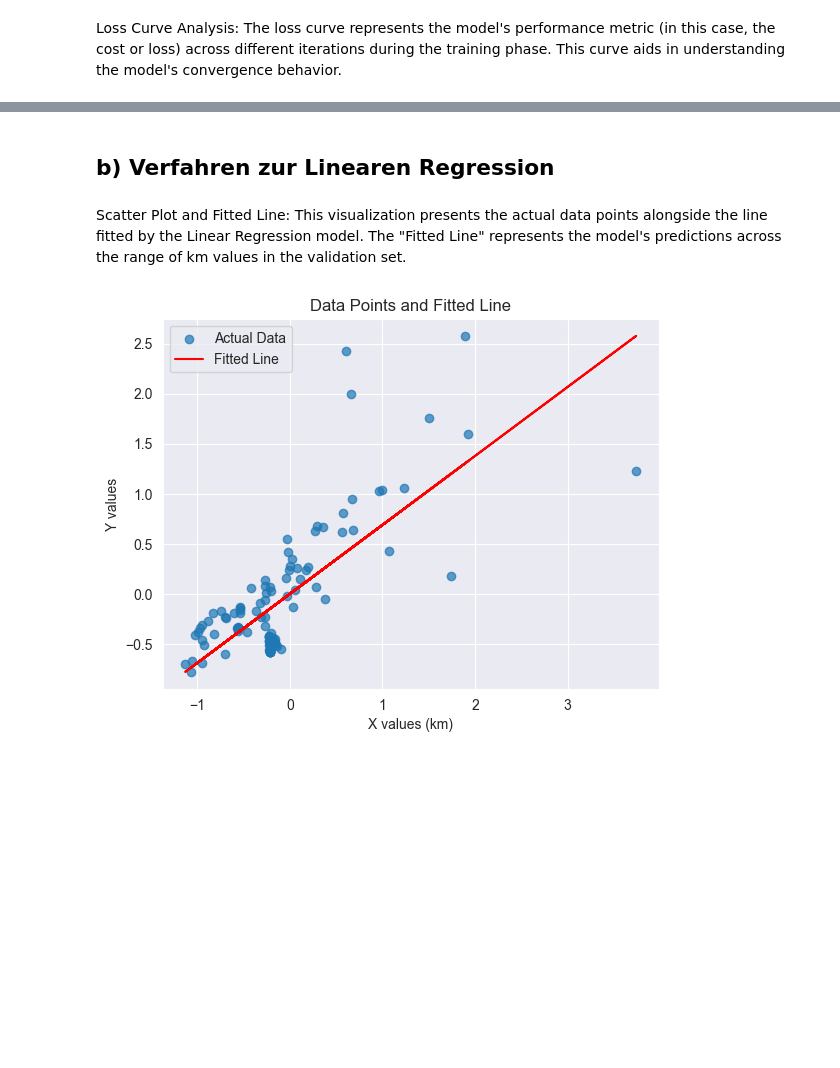
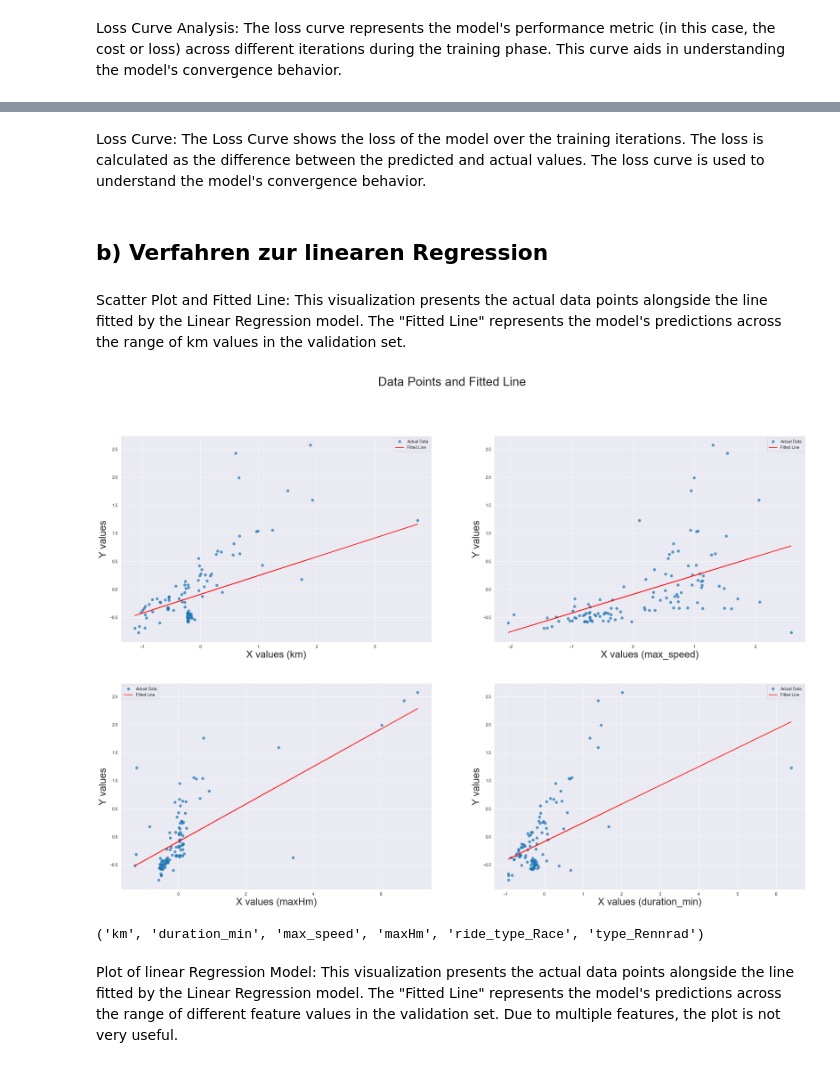
Before and after one commit to ruslanadilgereev/DHBW, a Jupyter notebook: T3M40507_Maschinelles_Lernen_und_Computational Intelligence/ML_Project_A/cycling_data.ipynb, the cells around one changed output, grey strips where cells are left out. Drawn from its saved outputs; the diff is of its cells as text; code cells hidden in the pictures; blank space fills up the shorter version.

```diff
--- a/T3M40507_Maschinelles_Lernen_und_Computational Intelligence/ML_Project_A/cycling_data.ipynb
+++ b/T3M40507_Maschinelles_Lernen_und_Computational Intelligence/ML_Project_A/cycling_data.ipynb
@@ -96,4 +98,4 @@ df = pd.get_dummies(df, columns=['type', 'ride_type'])
 df_onehot_only = df.drop(columns=columns_features)
 
 # Concatenate the one-hot encoded columns with the Min-Max scaled DataFrame
-df = pd.concat([df, df_onehot_only.reset_index(drop=True)], axis=1)
+df = pd.concat([df_znorm, df_onehot_only.reset_index(drop=True)], axis=1)
@@ -160,0 +150,4 @@ Name: Hm, dtype: float64
+# %%
+# Choosing important features from the correlation matrix
+important_features = ['km', 'duration_min', 'max_speed', 'maxHm', 'ride_type_Race', 'type_Rennrad']
+df = df[['Hm'] + important_features]
@@ -172,7 +176,7 @@ import numpy as np
 # Model Initialization and Training
 
 # Initialize the MLP Regressor and Linear Regression models
-mlp = MLPRegressor(hidden_layer_sizes=(20,), max_iter=1000, activation="relu", random_state=42)
+mlp = MLPRegressor(hidden_layer_sizes=(200,), max_iter=1000, activation="relu", random_state=42)
 lin = LinearRegression()
 
 # Train both models using the training data
@@ -180,7 +184,7 @@ mlp.fit(X_train, y_train)
 lin.fit(X_train, y_train)
 
 # Make predictions using both models on the validation set
-nn_y_pred = mlp.predict(X_val)
+mlp_y_pred = mlp.predict(X_val)
 lin_y_pred = lin.predict(X_val)
 
 # Calculate performance metrics for both models
@@ -193,10 +197,10 @@ metrics = {
         r2_score(y_val, lin_y_pred)
     ],
     'Neural Network': [
-        mean_absolute_error(y_val, nn_y_pred),
-        mean_squared_error(y_val, nn_y_pred),
-        np.sqrt(mean_squared_error(y_val, nn_y_pred)),
-        r2_score(y_val, nn_y_pred)
+        mean_absolute_error(y_val, mlp_y_pred),
+        mean_squared_error(y_val, mlp_y_pred),
+        np.sqrt(mean_squared_error(y_val, mlp_y_pred)),
+        r2_score(y_val, mlp_y_pred)
     ]
 }
 
@@ -389,26 +414,68 @@ plt.grid(True)  # Add grid for better
+# %% [markdown]
+Loss Curve:
+The Loss Curve shows the loss of the model over the training iterations. The loss is calculated as the difference between the predicted and actual values. The loss curve is used to understand the model's convergence behavior.
 # %% [markdown]
-## b) Verfahren zur Linearen Regression
+## b) Verfahren zur linearen Regression
 # %% [markdown]
 Scatter Plot and Fitted Line: This visualization presents the actual data points alongside the line fitted by the Linear Regression model. The "Fitted Line" represents the model's predictions across the range of km values in the validation set.
 # %%
 # Visualization: Scatter Plot and Fitted Line for Linear Regression Model
 
 # Obtain the slope (m) and intercept (b) from the trained linear model
 m = lin.coef_[0]
 b = lin.intercept_
 
 # Calculate the y-values based on the line equation y = mx + b
-y_line = m * X_val["km"] + b
+y_line_km = m * X_val["km"] + b
+
+fig, axes = plt.subplots(nrows=2, ncols=2, figsize=(30, 20))
 
 # Create the scatter plot for actual data and the line for fitted values
-plt.scatter(X_val["km"], y_val, label='Actual Data', alpha=0.7)
-plt.plot(X_val["km"], y_line, label='Fitted Line', color='red')
+axes[0,0].scatter(X_val["km"], y_val, label='Actual Data', alpha=0.7)
+axes[0,0].plot(X_val["km"], y_line_km, label='Fitted Line', color='red')
 
 # Add labels and title
-plt.xlabel('X values (km)')
-plt.ylabel('Y values')
-plt.title('Data Points and Fitted Line')
-plt.legend()
+axes[0,0].set_xlabel('X values (km)', fontsize=24)
+axes[0,0].set_ylabel('Y values', fontsize=24)
+axes[0,0].legend()
+
+y_line_maxHm = m * X_val["maxHm"] + b
+
+# Create the scatter plot for actual data and the line for fitted values
+axes[1,0].scatter(X_val["maxHm"], y_val, label='Actual Data', alpha=0.7)
+axes[1,0].plot(X_val["maxHm"], y_line_maxHm, label='Fitted Line', color='red')
+
+# Add labels and title
+axes[1,0].set_xlabel('X values (maxHm)', fontsize=24)
+axes[1,0].set_ylabel('Y values', fontsize=24)
+axes[1,0].legend()
+
+y_line_max_speed = m * X_val["max_speed"] + b
+
+# Create the scatter plot for actual data and the line for fitted values
+axes[0,1].scatter(X_val["max_speed"], y_val, label='Actual Data', alpha=0.7)
+axes[0,1].plot(X_val["max_speed"], y_line_max_speed, label='Fitted Line', color='red')
+
+# Add labels and title
+axes[0,1].set_xlabel('X values (max_speed)', fontsize=24)
+axes[0,1].set_ylabel('Y values', fontsize=24)
+axes[0,1].legend()
+
+y_line_duration_min = m * X_val["duration_min"] + b
+
+# Create the scatter plot for actual data and the line for fitted values
+axes[1,1].scatter(X_val["duration_min"], y_val, label='Actual Data', alpha=0.7)
+axes[1,1].plot(X_val["duration_min"], y_line_duration_min, label='Fitted Line', color='red')
+
+# Add labels and title
+axes[1,1].set_xlabel('X values (duration_min)', fontsize=24)
+axes[1,1].set_ylabel('Y values', fontsize=24)
+axes[1,1].legend()
+fig.suptitle('Data Points and Fitted Line', fontsize=30)
 plt.show()
 # %% [output]
-[figure, old version]
+[figure, new version]
+('km', 'duration_min', 'max_speed', 'maxHm', 'ride_type_Race', 'type_Rennrad')
+# %% [markdown]
+Plot of linear Regression Model: This visualization presents the actual data points alongside the line fitted by the Linear Regression model. The "Fitted Line" represents the model's predictions across the range of different feature values in the validation set.
+Due to multiple features, the plot is not very useful.
```
Also changed, not shown: parts of 20 cells of this notebook.
